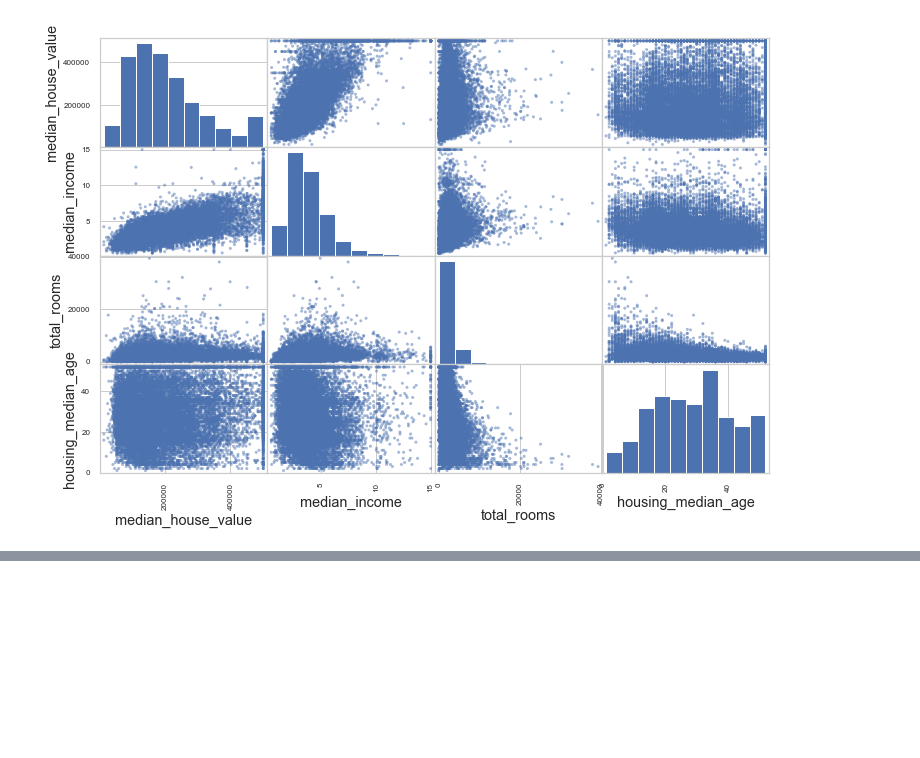
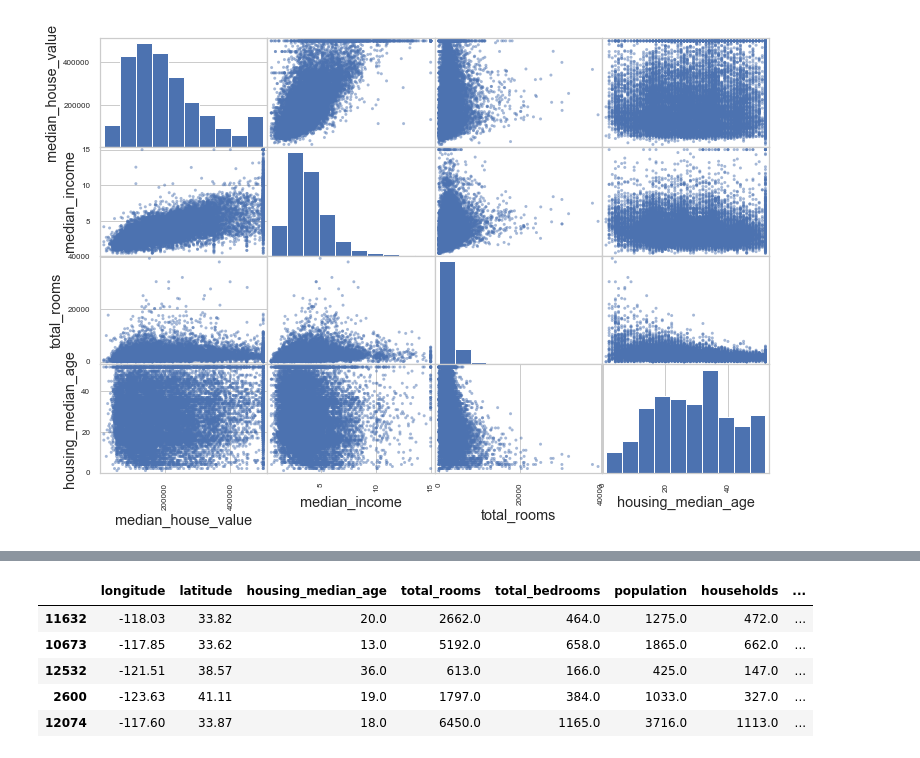
Before and after one commit to mjbhobe/dl-keras, a Jupyter notebook: housing_prices.ipynb, the cells around one changed output, grey strips where cells are left out. Drawn from its saved outputs; the diff is of its cells as text; code cells hidden in the pictures; blank space fills up the shorter version.

```diff
--- a/housing_prices.ipynb
+++ b/housing_prices.ipynb
@@ -203,0 +210,12 @@ scatter_matrix(train_set[attributes], figsize=(12, 8)); # NOTE: the ; prevents a
+# %%
+test_set["rooms_per_household"] = test_set["total_rooms"]/test_set["households"]
+test_set["bedrooms_per_room"] = test_set["total_bedrooms"]/test_set["total_rooms"]
+test_set["population_per_household"] = test_set["population"]/test_set["households"]
+test_set.head()
+# %% [output]
+|  | longitude | latitude | housing_median_age | total_rooms | total_bedrooms | population | households | ... |
+| 11632 | -118.03 | 33.82 | 20.0 | 2662.0 | 464.0 | 1275.0 | 472.0 | ... |
+| 10673 | -117.85 | 33.62 | 13.0 | 5192.0 | 658.0 | 1865.0 | 662.0 | ... |
+| 12532 | -121.51 | 38.57 | 36.0 | 613.0 | 166.0 | 425.0 | 147.0 | ... |
+| 2600 | -123.63 | 41.11 | 19.0 | 1797.0 | 384.0 | 1033.0 | 327.0 | ... |
+| 12074 | -117.60 | 33.87 | 18.0 | 6450.0 | 1165.0 | 3716.0 | 1113.0 | ... |
```
Also changed, not shown: parts of 11 cells of this notebook.
